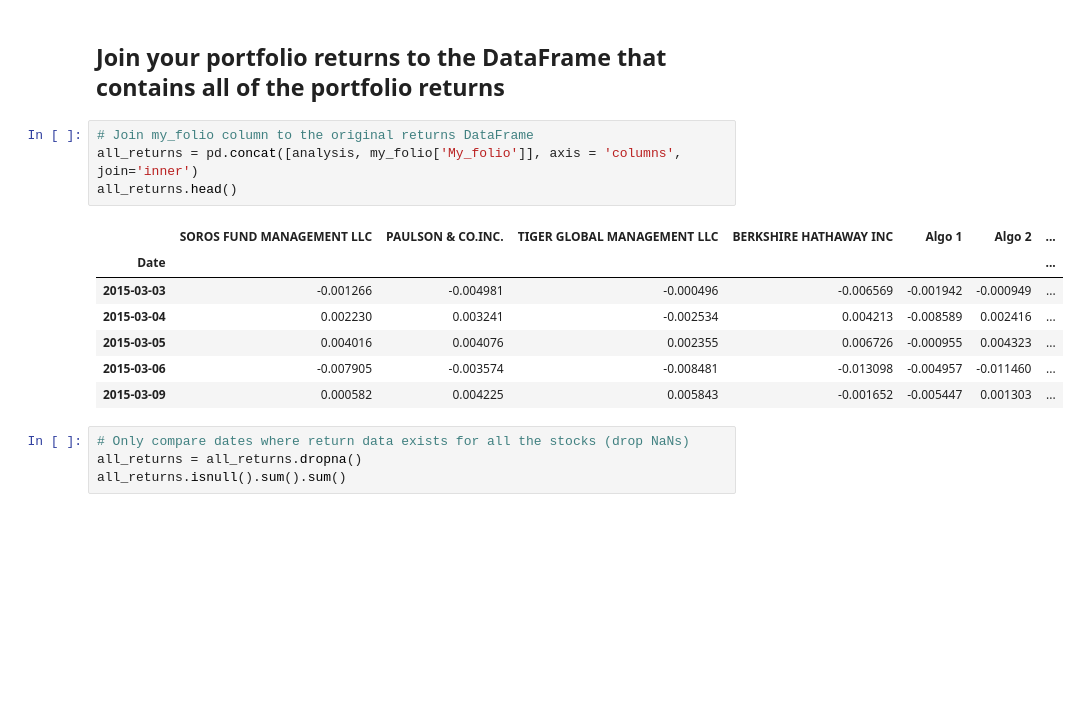
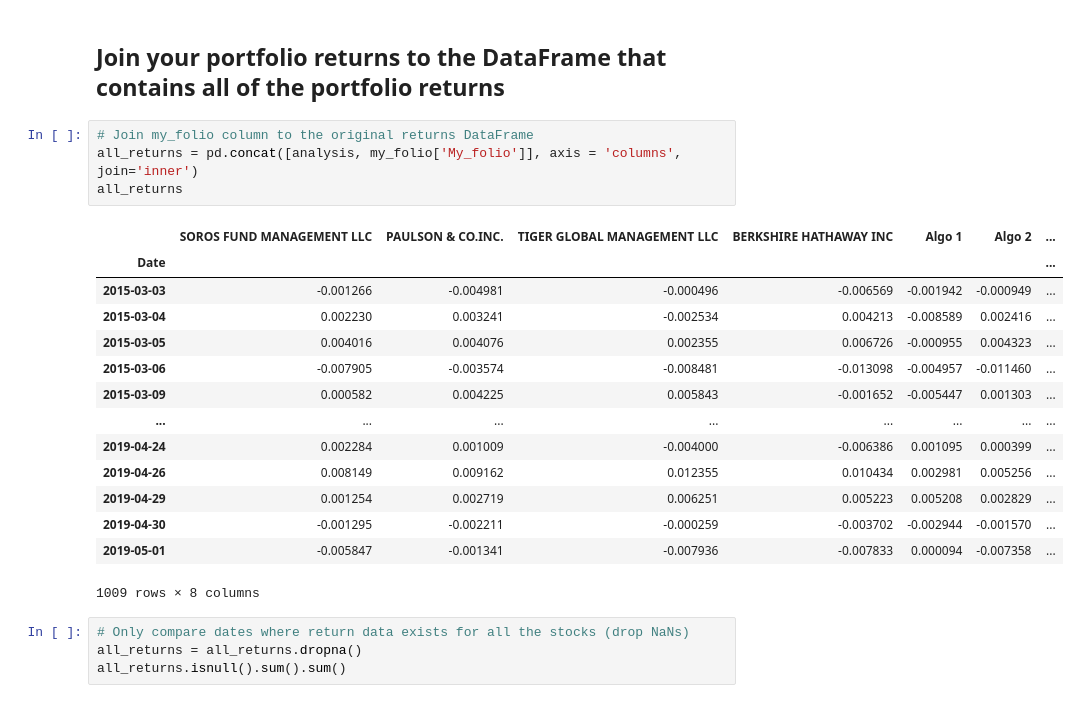
Before and after one commit to Epicosp/Fintech--Portfolio-Analysis, a Jupyter notebook: Portfolio_analysis.ipynb, the cells around one changed output. Drawn from its saved outputs; the diff is of its cells as text; blank space fills up the shorter version.

```diff
--- a/Portfolio_analysis.ipynb
+++ b/Portfolio_analysis.ipynb
@@ -531,15 +531,22 @@ array([<AxesSubplot:xlabel='Date'>, <AxesSubplot:xlabel='Date'>,
 # %%
 # Join my_folio column to the original returns DataFrame
 all_returns = pd.concat([analysis, my_folio['My_folio']], axis = 'columns', join='inner')
-all_returns.head()
+all_returns
 # %% [output]
 |  | SOROS FUND MANAGEMENT LLC | PAULSON & CO.INC. | TIGER GLOBAL MANAGEMENT LLC | BERKSHIRE HATHAWAY INC | Algo 1 | Algo 2 | ... |
 | Date |  |  |  |  |  |  | ... |
 | 2015-03-03 | -0.001266 | -0.004981 | -0.000496 | -0.006569 | -0.001942 | -0.000949 | ... |
 | 2015-03-04 | 0.002230 | 0.003241 | -0.002534 | 0.004213 | -0.008589 | 0.002416 | ... |
 | 2015-03-05 | 0.004016 | 0.004076 | 0.002355 | 0.006726 | -0.000955 | 0.004323 | ... |
 | 2015-03-06 | -0.007905 | -0.003574 | -0.008481 | -0.013098 | -0.004957 | -0.011460 | ... |
 | 2015-03-09 | 0.000582 | 0.004225 | 0.005843 | -0.001652 | -0.005447 | 0.001303 | ... |
+| ... | ... | ... | ... | ... | ... | ... | ... |
+| 2019-04-24 | 0.002284 | 0.001009 | -0.004000 | -0.006386 | 0.001095 | 0.000399 | ... |
+| 2019-04-26 | 0.008149 | 0.009162 | 0.012355 | 0.010434 | 0.002981 | 0.005256 | ... |
+| 2019-04-29 | 0.001254 | 0.002719 | 0.006251 | 0.005223 | 0.005208 | 0.002829 | ... |
+| 2019-04-30 | -0.001295 | -0.002211 | -0.000259 | -0.003702 | -0.002944 | -0.001570 | ... |
+| 2019-05-01 | -0.005847 | -0.001341 | -0.007936 | -0.007833 | 0.000094 | -0.007358 | ... |
+1009 rows × 8 columns
 # %%
 # Only compare dates where return data exists for all the stocks (drop NaNs)
 all_returns = all_returns.dropna()
```
Also changed, not shown: parts of 1 cell of this notebook.
